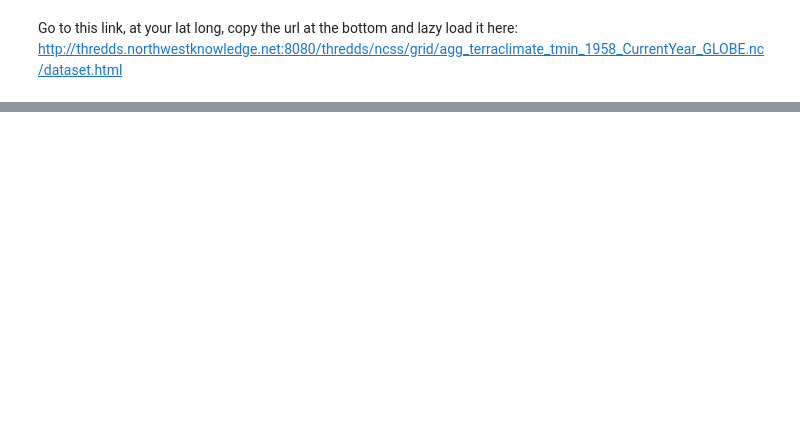
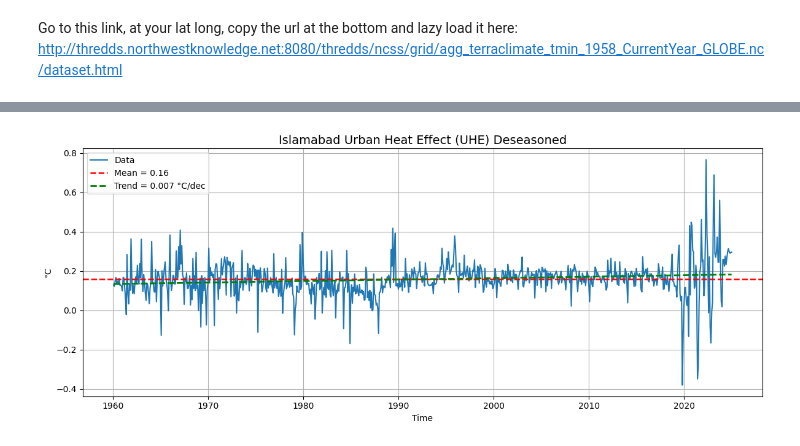
Before and after one commit to Hiba-N/isloo-uhe, a Jupyter notebook: processing.ipynb, the cells around one changed output, grey strips where cells are left out. Saved outputs shown, nothing was run; the diff lists cells and outputs as text; code cells hidden in the pictures; blank space fills up the shorter version.

```diff
--- a/processing.ipynb
+++ b/processing.ipynb
@@ -180,0 +403,5 @@ Error:
+# %%
+uhe_deseasoned = uhe - seasonal
+plot_series_with_trend(uhe_deseasoned, title="Islamabad Urban Heat Effect (UHE) Deseasoned", ylabel="°C")
+# %% [output]
+[figure, added]
```
Also changed, not shown: parts of 28 cells of this notebook.
